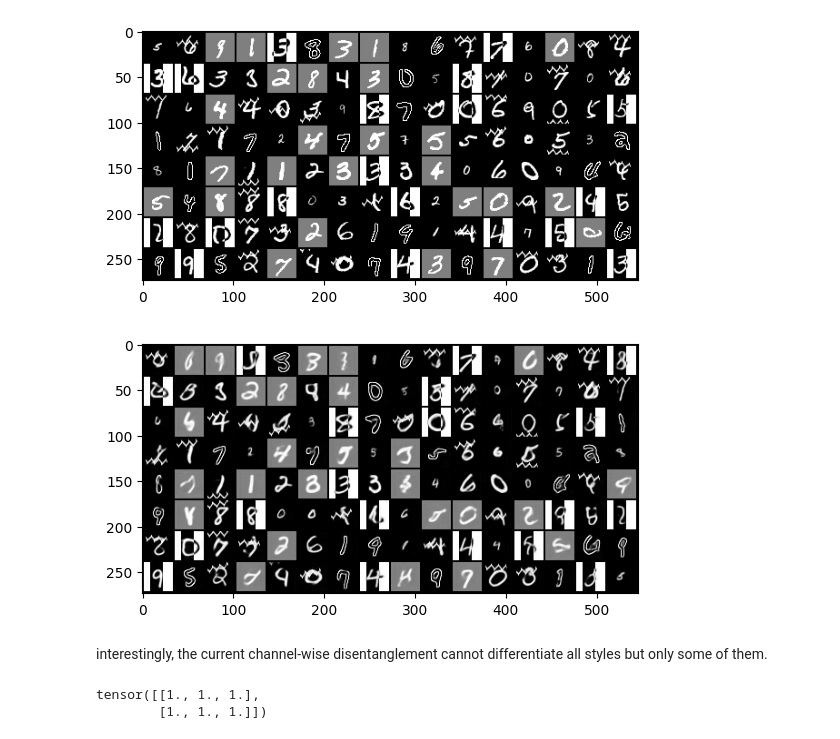
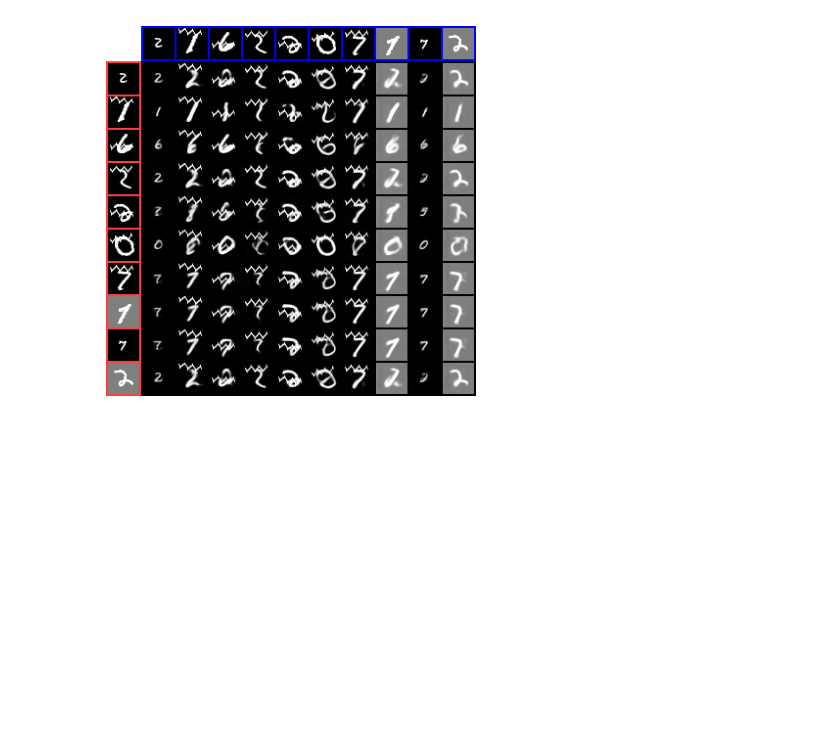
Before and after one commit to scotsun/clear-diffusion, a Jupyter notebook: demo-clear.ipynb, the cells around one changed output. Saved outputs shown, nothing was run; the diff lists cells and outputs as text; code cells hidden in the pictures; blank space fills up the shorter version.

```diff
--- a/demo-clear.ipynb
+++ b/demo-clear.ipynb
@@ -224,14 +227,0 @@ z = torch.cat([z_c, z_s], dim=1).contiguous()
-# %%
-x = next(iter(test_loader))['image'].to("cuda")
-plt.imshow(make_grid(x, nrow=16).cpu().permute(1,2,0))
-plt.show()
-with torch.no_grad():
-    best_model.eval()
-    z = z * 0.18215
-    xhat = best_model.decoder(z)
-    plt.imshow(make_grid(xhat, nrow=16).cpu().permute(1,2,0))
-# %% [output]
-[figure, removed]
-[figure, removed]
-# %% [markdown]
-interestingly, the current channel-wise disentanglement cannot differentiate all styles but only some of them.
@@ -240,6 +228,12 @@ import torch.nn as nn
-# %%
-x = torch.ones(2, 3, 8, 8)
-nn.AdaptiveAvgPool2d(output_size=1)(x).squeeze()
-# %% [output]
-tensor([[1., 1., 1.],
-        [1., 1., 1.]])
+# %%
+z_c, z_s = mu.split_with_sizes(params['channel_split'], dim=1)
+x = next(iter(test_loader))['image'].to("cuda")
+# %%
+feature_swapping_plot(
+     z_c[10:20],
+     z_s[10:20],
+     x[10:20],
+     best_model,
+)
+# %% [output]
+[figure, added]
```
Also changed, not shown: parts of 12 cells of this notebook, 4 other files.
